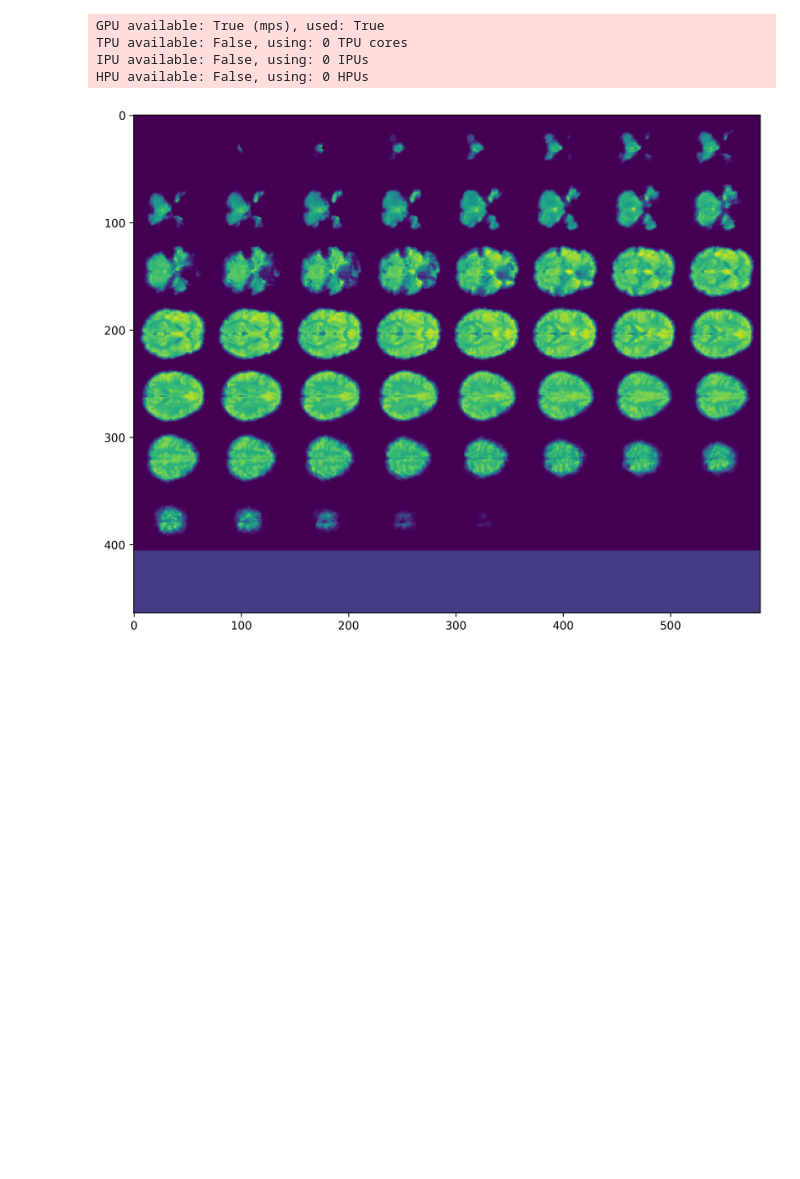
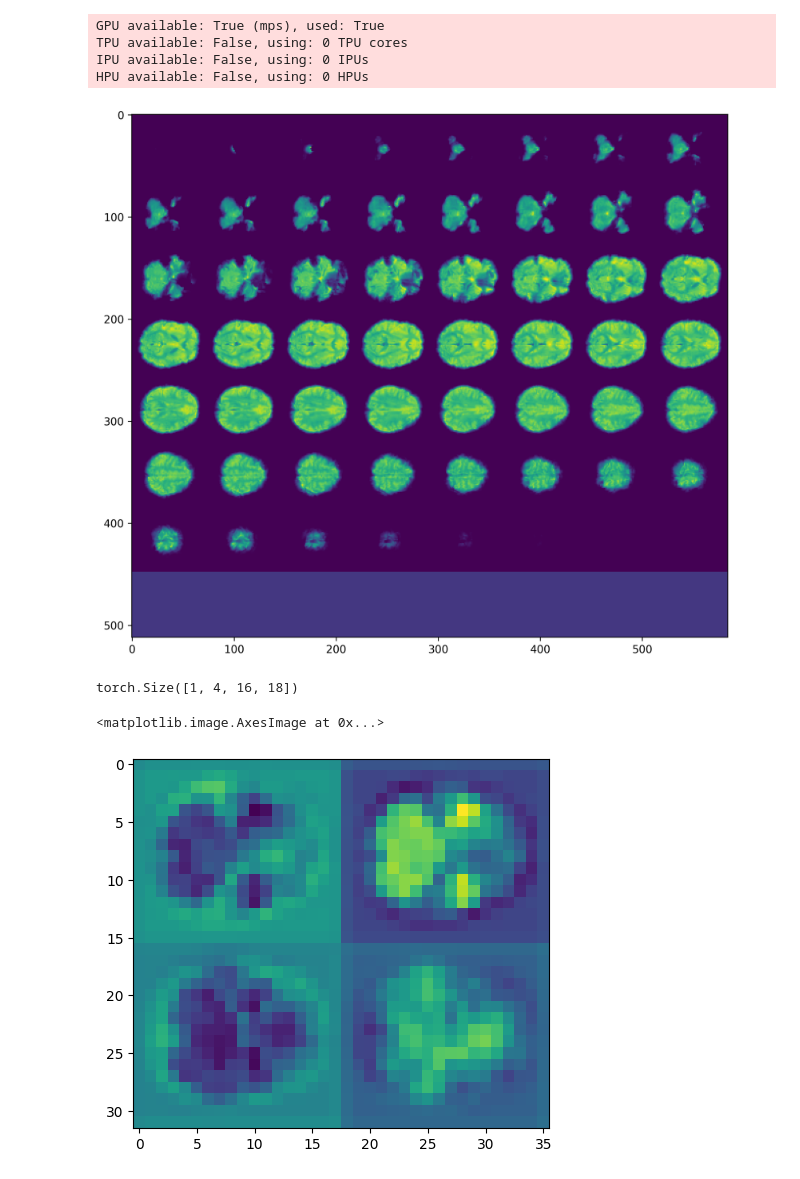
Before and after one commit to balazsmorv/vae, a Jupyter notebook: Notebook Experiments/test_autoencoder.ipynb, the cells around one changed output. Cells and saved outputs as stored; diff of their text form; code cells hidden in the pictures; blank space fills up the shorter version.

```diff
--- a/Notebook Experiments/test_autoencoder.ipynb
+++ b/Notebook Experiments/test_autoencoder.ipynb
@@ -45,7 +46,8 @@ AutoencoderKL(
 # %%
 transforms = {
     'fmri': [
-        partial(einops.rearrange, pattern='b h l d -> b 1 d h l')
+        partial(einops.rearrange, pattern='b h l d -> b 1 d h l'),
+        partial(F.pad, pad=(0, 0, 3, 3))
     ]
 }
 
@@ -84,4 +86,13 @@ with torch.inference_mode():
         plt.imshow(montage(inp_fmri[0, 0, :56, :-3].cpu()))
         break
 # %% [output]
-[figure, old version]
+[figure, new version]
+# %%
+outp.shape
+# %% [output]
+torch.Size([1, 4, 16, 18])
+# %%
+plt.imshow(montage(outp[0].cpu()))
+# %% [output]
+<matplotlib.image.AxesImage at 0x...>
+[figure, added]
```
Also changed, not shown: parts of 2 cells of this notebook.
